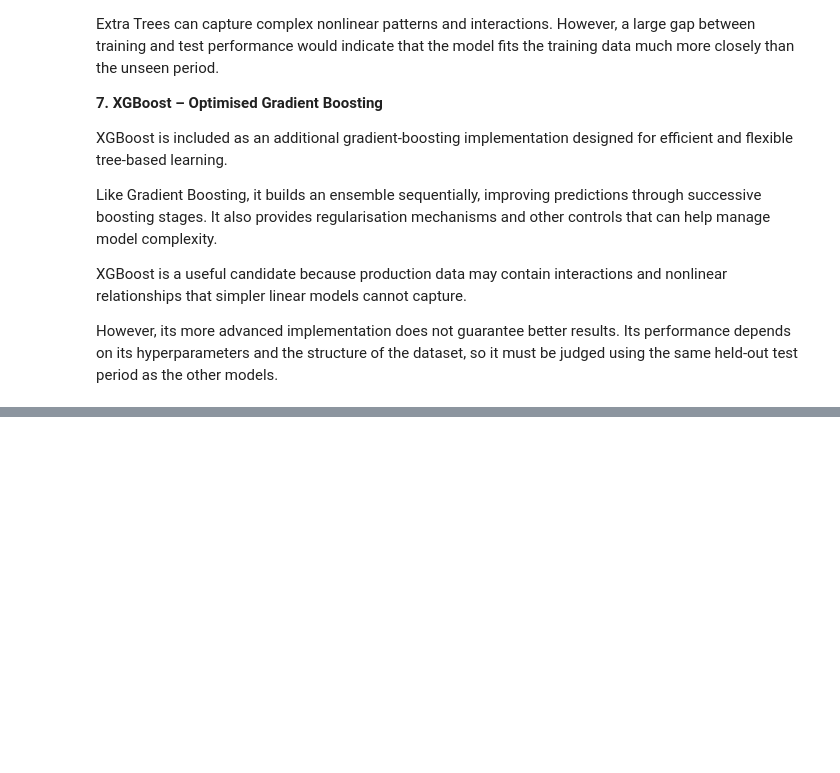
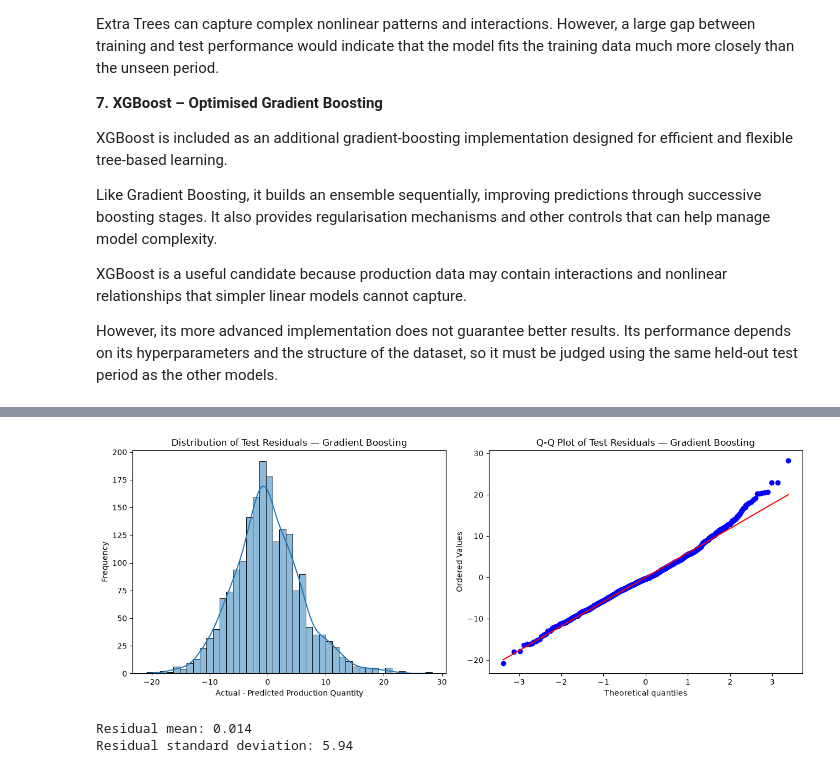
Before and after one commit to visurarodrigo/production-DI, a Jupyter notebook: notebooks/04_Model_Selection_and_Training.ipynb, the cells around one changed output, grey strips where cells are left out. Saved outputs shown, nothing was run; the diff lists cells and outputs as text; code cells hidden in the pictures; blank space fills up the shorter version.

```diff
--- a/notebooks/04_Model_Selection_and_Training.ipynb
+++ b/notebooks/04_Model_Selection_and_Training.ipynb
@@ -824,0 +729,26 @@ This step verifies that the model file is usable and that the complete pipeline
+# %%
+# Residuals of the selected model on the chronological test set
+residuals = y_test - selected_test_pred
+
+fig, axes = plt.subplots(1, 2, figsize=(13, 5))
+
+# Residual distribution
+sns.histplot(residuals, kde=True, ax=axes[0])
+axes[0].set_title(f'Distribution of Test Residuals — {selected_name}')
+axes[0].set_xlabel('Actual - Predicted Production Quantity')
+axes[0].set_ylabel('Frequency')
+
+# Normal Q-Q plot
+stats.probplot(residuals, dist='norm', plot=axes[1])
+axes[1].set_title(f'Q-Q Plot of Test Residuals — {selected_name}')
+
+plt.tight_layout()
+plt.show()
+
+# Summary statistics
+print("Residual mean:", round(residuals.mean(), 3))
+print("Residual standard deviation:", round(residuals.std(), 3))
+# %% [output]
+[figure, added]
+Residual mean: 0.014
+Residual standard deviation: 5.94
```
Also changed, not shown: parts of 53 cells of this notebook, 2 other files.
